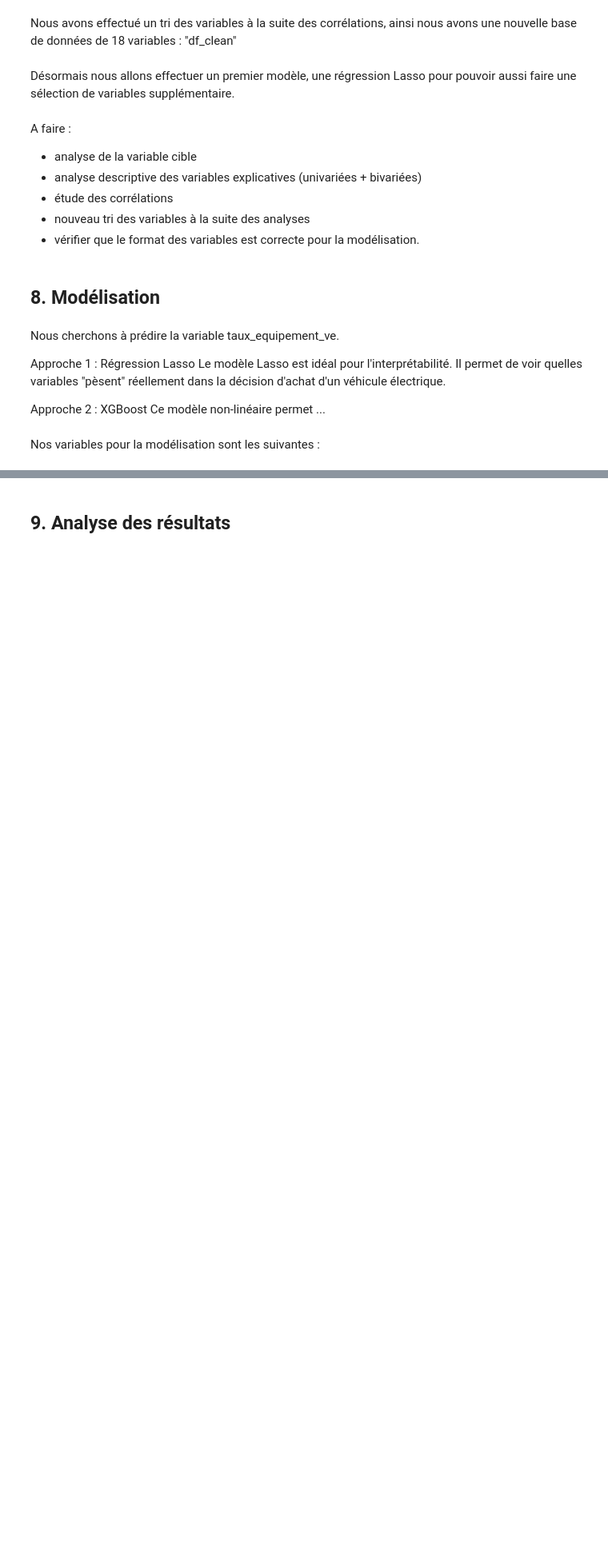
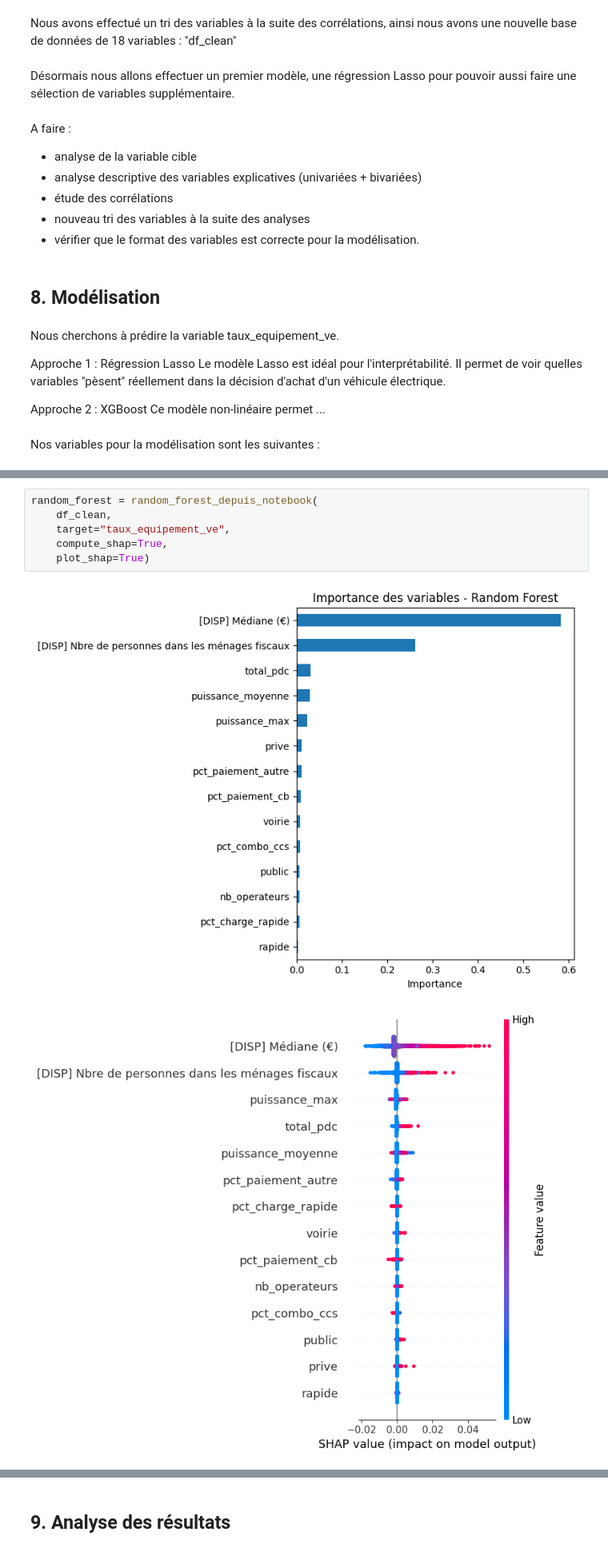
Before and after one commit to Laurine-ensai/projet_python_pour_la_data_science, a Jupyter notebook: main_analysis.ipynb, the cells around one changed output, grey strips where cells are left out. Shown at 80% size. Drawn from its saved outputs; the diff is of its cells as text; blank space fills up the shorter version.

```diff
--- a/main_analysis.ipynb
+++ b/main_analysis.ipynb
@@ -785,0 +789,9 @@ model_xgb, metrics_xgb, importance = modelisation_xgboost(df_master, features, t
+# %%
+random_forest = random_forest_depuis_notebook(
+    df_clean,
+    target="taux_equipement_ve",
+    compute_shap=True,
+    plot_shap=True)
+# %% [output]
+[figure, added]
+[figure, added]
```
Also changed, not shown: parts of 17 cells of this notebook, 4 other files.
